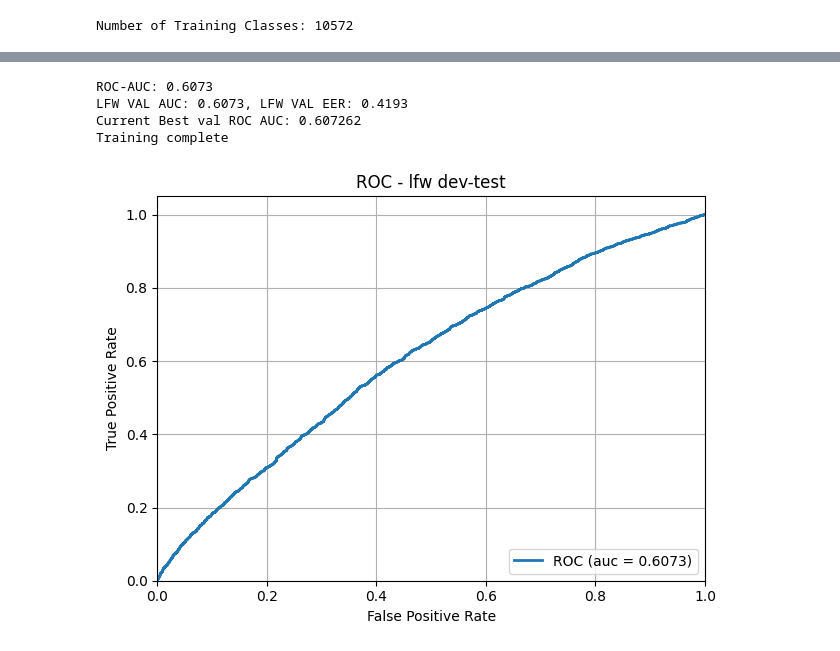
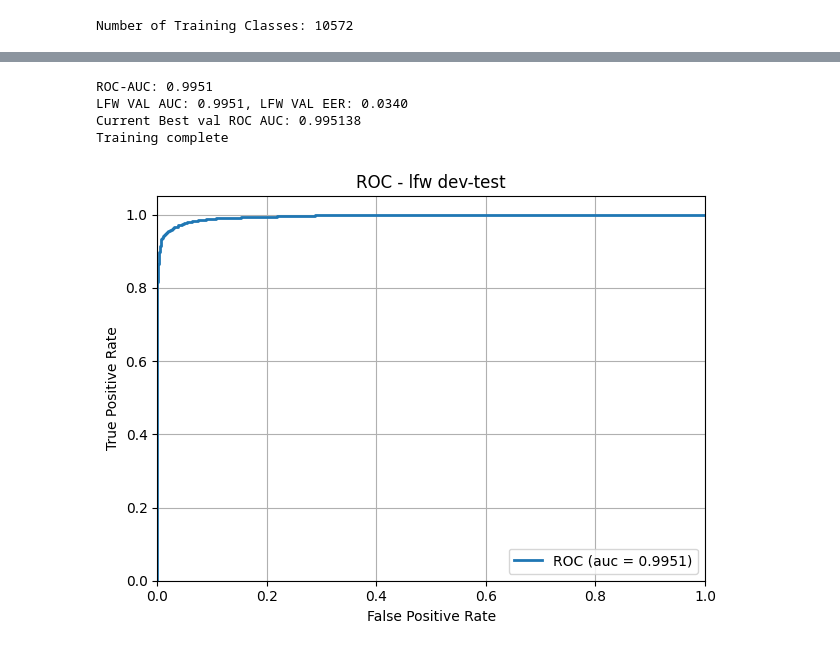
Before and after one commit to SamalKub/FaceRecognition, a Jupyter notebook: report.ipynb, the cells around one changed output, grey strips where cells are left out. Drawn from its saved outputs; the diff is of its cells as text; code cells hidden in the pictures.

```diff
--- a/report.ipynb
+++ b/report.ipynb
@@ -326,12 +412,19 @@ train_loader = torch.utils.data.DataLoader(dataset_train, batch_size=TRAIN_BATCH
 num_class = len(train_loader.dataset.classes)
 print('Number of Training Classes: %d' % num_class)
 path_list, issame_list = get_paths(VAL_PATH, FILE_EXT)
+issame_list = [0] * 3000 + [1] * 3000
 val_loader = torch.utils.data.DataLoader(LFWDataset(path_list, issame_list, val_transform), batch_size=VAL_BATCH_SIZE, shuffle=False)
 # %% [output]
 Number of Training Classes: 10572
+# %%
+#dataloader for subset dataset for faster train
+evens = list(range(0, len(dataset_train), 30))
+dataset_train_1 = torch.utils.data.Subset(dataset_train, evens)
+train_loader_1 = torch.utils.data.DataLoader(dataset_train_1, batch_size=TRAIN_BATCH_SIZE, drop_last=True)
+num_class=10572
 # %%
 MODEL_NAME = 'SimpleNet'
-model_incept = SimpleNet(backbone, num_class)
+model_incept = SimpleNet(backbone, num_class).to(device)
 train(
     train_loader=train_loader_1,
     val_loader=val_loader,
@@ -345,7 +438,7 @@ train(
     fig_path=cfg['PLOT_PATH'],
     logs_save=cfg['LOGS_PATH'],
     checkpoint_save=cfg['CHECKPOINT'],
-    model_name=MODEL_NAME+'test',
+    model_name=MODEL_NAME+'test4',
 )
 # %% [output]
 Epoch 0/0
@@ -368,5 +461,5 @@ Train Epoch Loss: 9.1376 Acc: 0.0001
-ROC-AUC: 0.6073
-LFW VAL AUC: 0.6073, LFW VAL EER: 0.4193
-Current Best val ROC AUC: 0.607262
+ROC-AUC: 0.9951
+LFW VAL AUC: 0.9951, LFW VAL EER: 0.0340
+Current Best val ROC AUC: 0.995138
 Training complete
-[figure, old version]
+[figure, new version]
```
Also changed, not shown: parts of 20 cells of this notebook.
